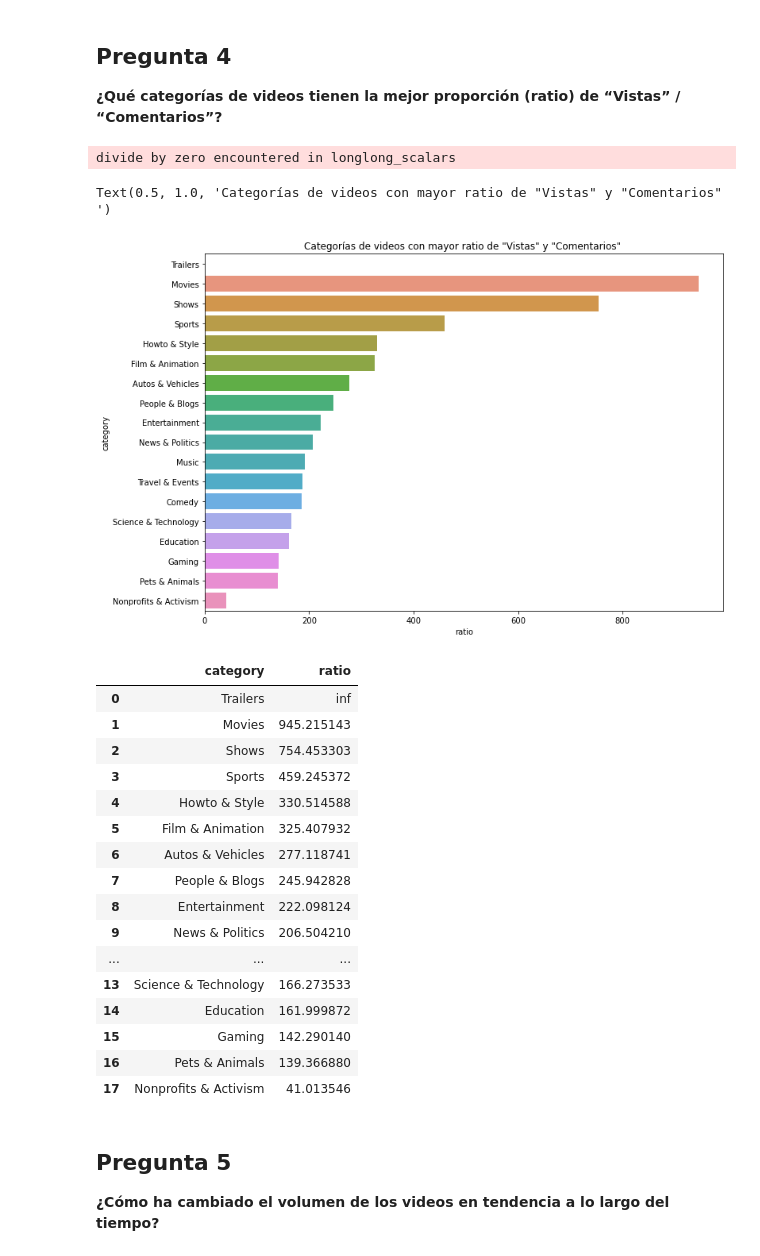
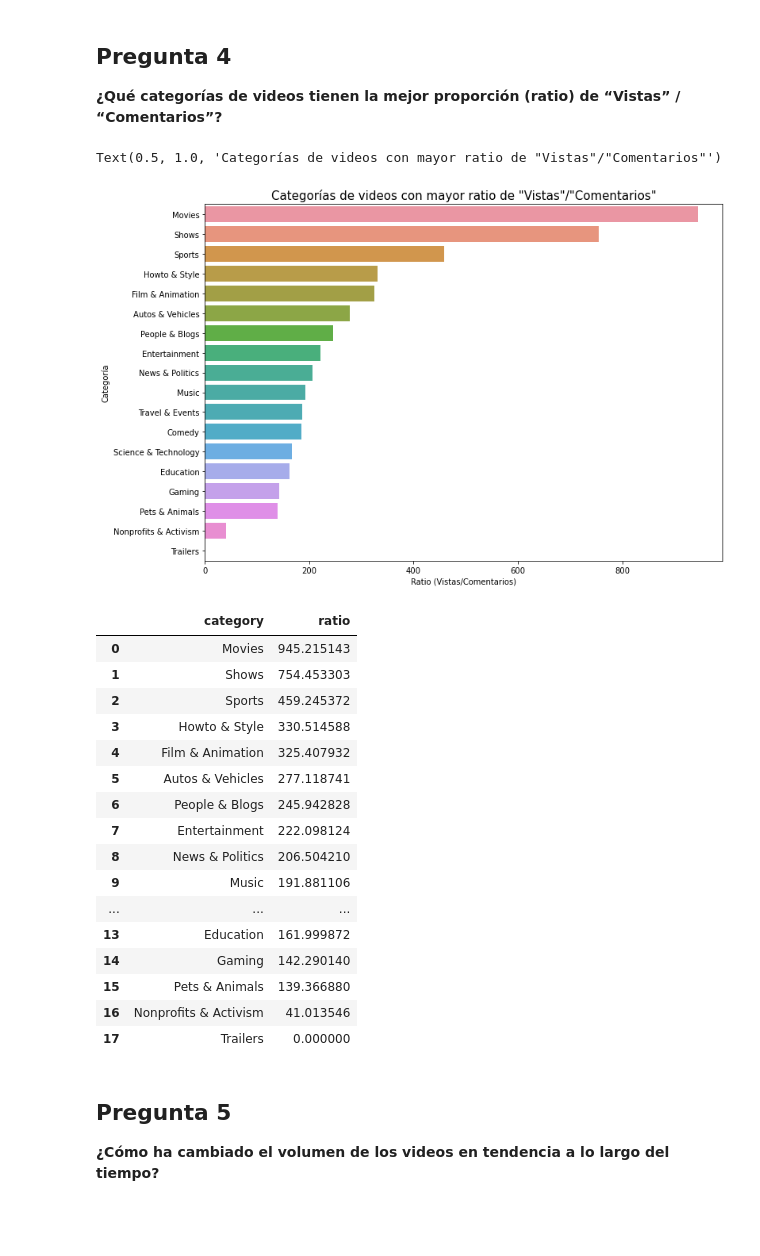
Before and after one commit to ZuxAlone/EB-2021-1-CC51, a Jupyter notebook: code/TF_code.ipynb, the cells around one changed output. Saved outputs shown, nothing was run; the diff lists cells and outputs as text; code cells hidden in the pictures; blank space fills up the shorter version.

```diff
--- a/code/TF_code.ipynb
+++ b/code/TF_code.ipynb
@@ -407,40 +419,44 @@ r_lk_dlk
 ## Pregunta 4
 **¿Qué categorías de videos tienen la mejor proporción (ratio) de “Vistas” / “Comentarios”?**
 # %%
-def ratio_views_comment(x): return x['views'].agg(
-    'sum') / x['comment_count'].agg('sum')
+def ratio_views_comment(x):
+    if x['comment_count'].agg('sum') == 0: return 0
+    else:
+        return x['views'].agg('sum') / x['comment_count'].agg('sum')
 
 
 r_vi_com = data.groupby(['category']).apply(ratio_views_comment).sort_values(
     ascending=False).reset_index(name='ratio')
 a4_dims = (11.7, 8.27)
 fig, ax = plt.subplots(figsize=a4_dims)
+
 sns.barplot(x='ratio', y='category', data=r_vi_com, ci=None)
-ax.set_title('Categorías de videos con mayor ratio de "Vistas" y "Comentarios" ')
+ax.set_xlabel('Ratio (Vistas/Comentarios)')
+ax.set_ylabel('Categoría')
+ax.set_title('Categorías de videos con mayor ratio de "Vistas"/"Comentarios"', fontsize=15)
 # %% [output]
-divide by zero encountered in longlong_scalars
+Text(0.5, 1.0, 'Categorías de videos con mayor ratio de "Vistas"/"Comentarios"')
-Text(0.5, 1.0, 'Categorías de videos con mayor ratio de "Vistas" y "Comentarios" ')
-[figure, old version]
+[figure, new version]
 # %%
 r_vi_com
 # %% [output]
 |  | category | ratio |
-| 0 | Trailers | inf |
-| 1 | Movies | 945.215143 |
-| 2 | Shows | 754.453303 |
-| 3 | Sports | 459.245372 |
-| 4 | Howto & Style | 330.514588 |
-| 5 | Film & Animation | 325.407932 |
-| 6 | Autos & Vehicles | 277.118741 |
-| 7 | People & Blogs | 245.942828 |
-| 8 | Entertainment | 222.098124 |
-| 9 | News & Politics | 206.504210 |
+| 0 | Movies | 945.215143 |
+| 1 | Shows | 754.453303 |
+| 2 | Sports | 459.245372 |
+| 3 | Howto & Style | 330.514588 |
+| 4 | Film & Animation | 325.407932 |
+| 5 | Autos & Vehicles | 277.118741 |
+| 6 | People & Blogs | 245.942828 |
+| 7 | Entertainment | 222.098124 |
+| 8 | News & Politics | 206.504210 |
+| 9 | Music | 191.881106 |
 | ... | ... | ... |
-| 13 | Science & Technology | 166.273533 |
-| 14 | Education | 161.999872 |
-| 15 | Gaming | 142.290140 |
-| 16 | Pets & Animals | 139.366880 |
-| 17 | Nonprofits & Activism | 41.013546 |
+| 13 | Education | 161.999872 |
+| 14 | Gaming | 142.290140 |
+| 15 | Pets & Animals | 139.366880 |
+| 16 | Nonprofits & Activism | 41.013546 |
+| 17 | Trailers | 0.000000 |
 # %% [markdown]
 ## Pregunta 5
 **¿Cómo ha cambiado el volumen de los videos en tendencia a lo largo del tiempo?**
```
Also changed, not shown: parts of 19 cells of this notebook.
